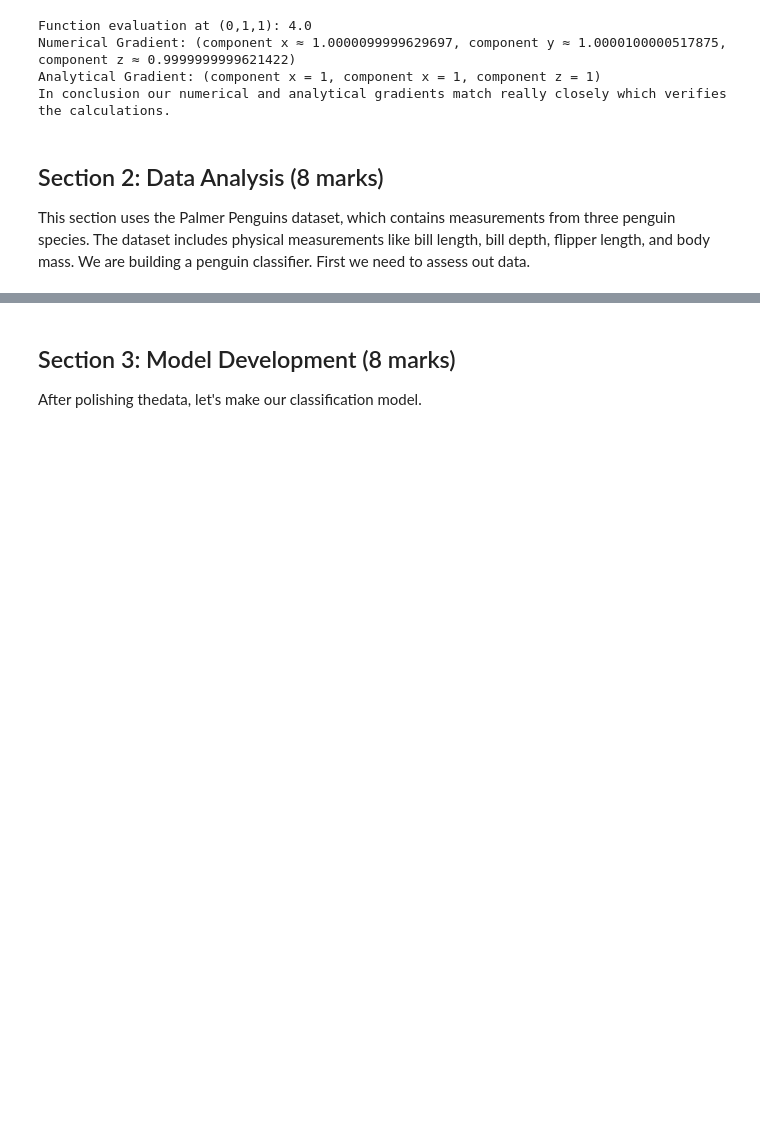
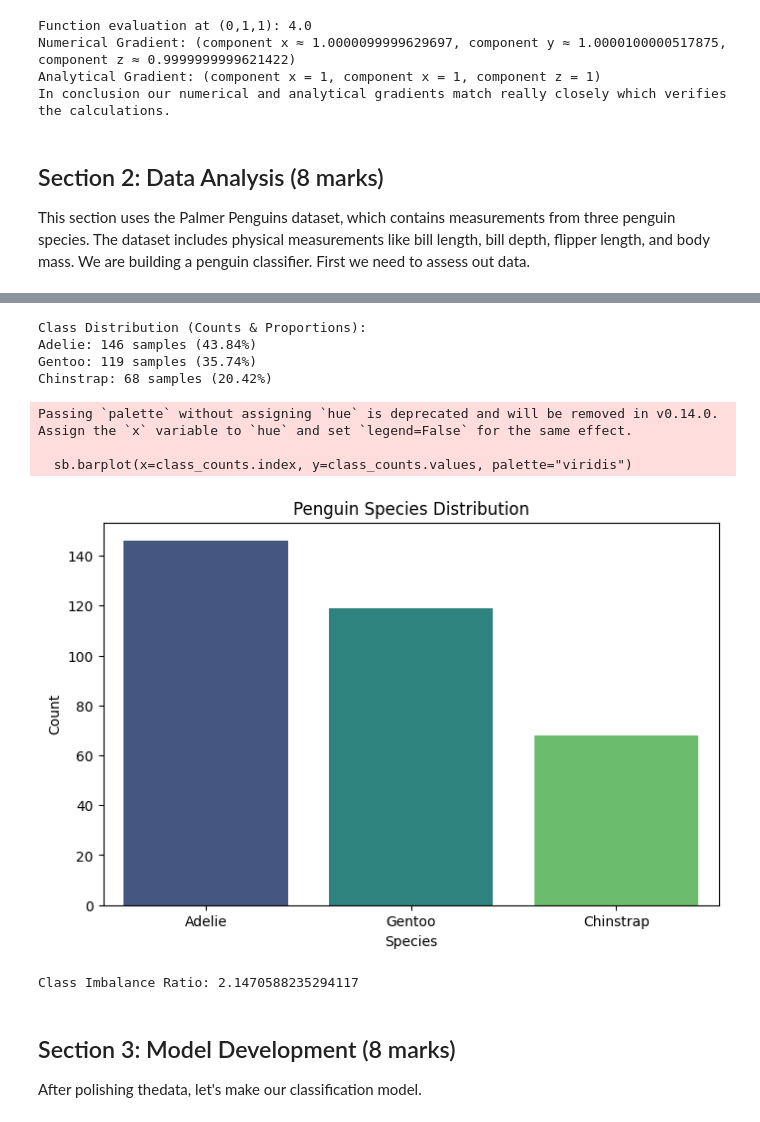
Before and after one commit to bisheralwan/ChatBot, a Jupyter notebook: W2025/Assignments/A1/SYSC4415_W25_A1.ipynb, the cells around one changed output, grey strips where cells are left out. Drawn from its saved outputs; the diff is of its cells as text; code cells hidden in the pictures; blank space fills up the shorter version.

```diff
--- a/W2025/Assignments/A1/SYSC4415_W25_A1.ipynb
+++ b/W2025/Assignments/A1/SYSC4415_W25_A1.ipynb
@@ -175,3 +239,45 @@ Analyze class distribution and discuss implications for model training:
+# %%
+"""
+Q2c (1 mark)
+Analyze class distribution and discuss implications for model training:
+- Calculate and visualize class proportions
+- Identify any class imbalance
+"""
+
+# YOUR ANSWER HERE
+#count the number of samples in each class
+class_counts = penguins_cleaned["species"].value_counts()
+
+total_samples = len(penguins_cleaned)
+print("\nClass Distribution (Counts & Proportions):")
+for species, count in class_counts.items():
+    proportion = count / total_samples * 100
+    print(f"{species}: {count} samples ({proportion:.2f}%)")
+
+#visualizing distribution of class
+plt.figure(figsize=(8, 5))
+sb.barplot(x=class_counts.index, y=class_counts.values, palette="viridis")
+plt.xlabel("Species")
+plt.ylabel("Count")
+plt.title("Penguin Species Distribution")
+plt.show()
+
+#identifying imbalance of class
+min_class = class_counts.min()
+max_class = class_counts.max()
+imbalance_ratio = max_class / min_class
+
+print(f"\nClass Imbalance Ratio: {imbalance_ratio}")
+# %% [output]
+Class Distribution (Counts & Proportions):
+Adelie: 146 samples (43.84%)
+Gentoo: 119 samples (35.74%)
+Chinstrap: 68 samples (20.42%)
+Passing `palette` without assigning `hue` is deprecated and will be removed in v0.14.0. Assign the `x` variable to `hue` and set `legend=False` for the same effect.
+
+  sb.barplot(x=class_counts.index, y=class_counts.values, palette="viridis")
+[figure, added]
+Class Imbalance Ratio: 2.1470588235294117
 # %% [markdown]
 ## Section 3: Model Development (8 marks)
 After polishing thedata, let's make our classification model.
```
Also changed, not shown: parts of 6 cells of this notebook.
